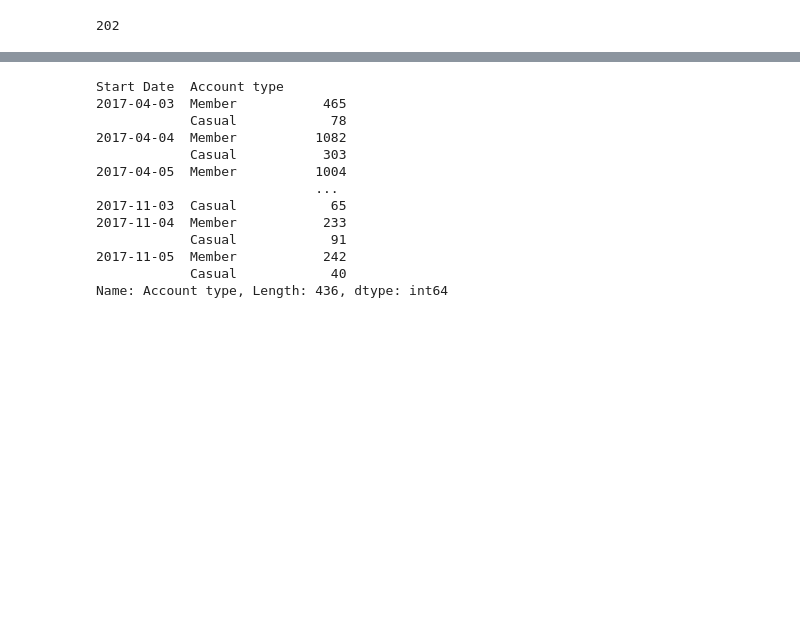
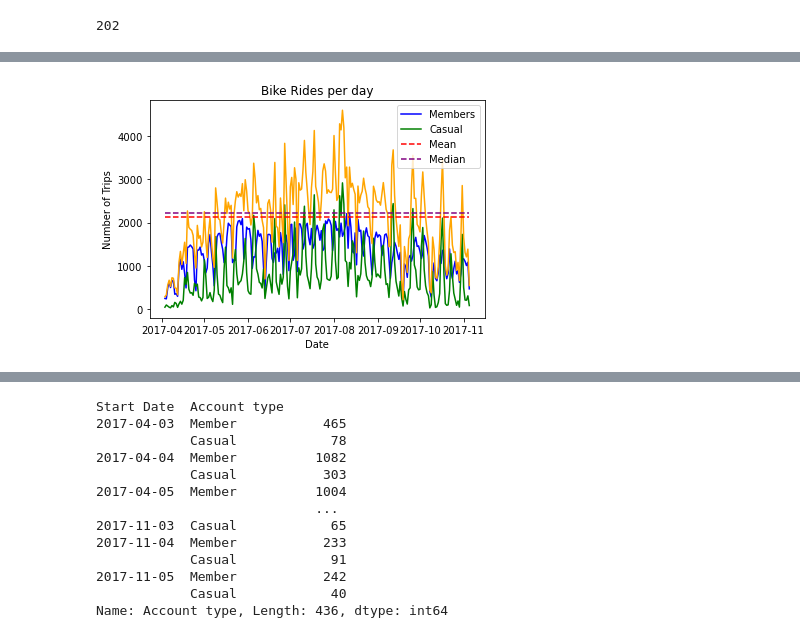
Before and after one commit to grand42/Machine_Learning-NiceRide, a Jupyter notebook: Working_Directory/Station_Popularity.ipynb, the cells around one changed output, grey strips where cells are left out. Drawn from its saved outputs; the diff is of its cells as text; code cells hidden in the pictures; blank space fills up the shorter version.

```diff
--- a/Working_Directory/Station_Popularity.ipynb
+++ b/Working_Directory/Station_Popularity.ipynb
@@ -95,0 +98,23 @@ datesDF.head()
+# %%
+#Plot trips per day
+import matplotlib.pyplot as plt
+x = datesDF['Date'].sort_values()
+y1 = datesDF['TotalMemberTrips']
+y2 = datesDF['TotalCasualTrips']
+y3 = datesDF['TotalTrips']
+ymean = [np.mean(y3)]*len(x)
+ymed = [np.median(y3)]*len(x)
+plt.plot(x, y1, color = 'blue', label = 'Members')
+plt.plot(x, y2, color = 'green', label = 'Casual')
+plt.plot(x, y3, color = 'orange')
+plt.plot(x, ymean, color = 'red', label='Mean', linestyle='--')
+plt.plot(x, ymed, color = 'purple', label='Median', linestyle='--')
+plt.title('Bike Rides per day')
+plt.xlabel('Date')
+plt.ylabel('Number of Trips')
+# Make a legend
+plt.legend(loc='upper right')
+
+plt.show()
+# %% [output]
+[figure, added]
```
Also changed, not shown: parts of 5 cells of this notebook.
